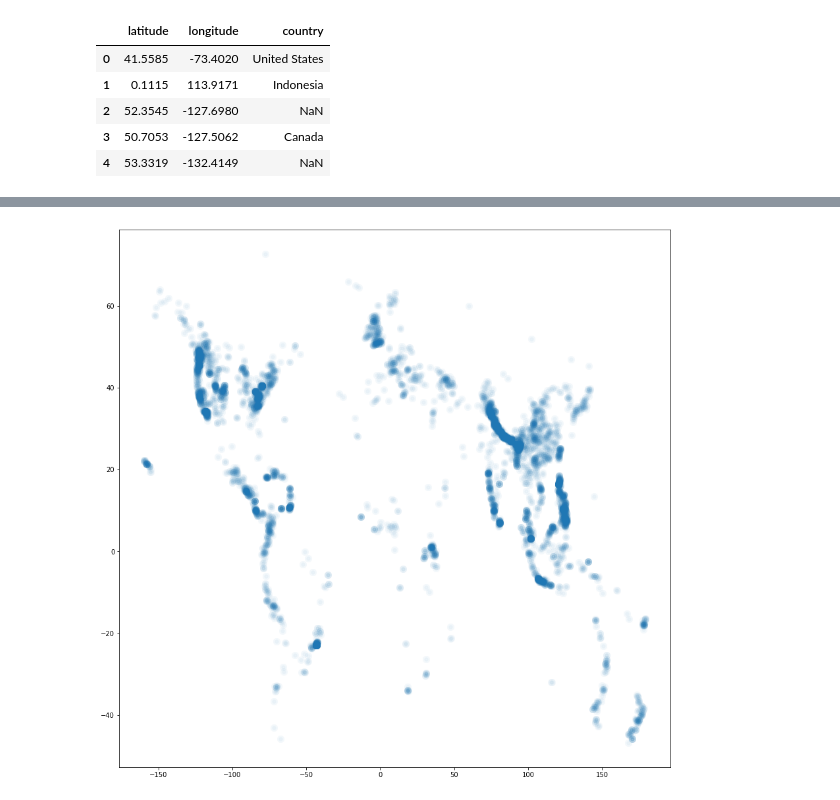
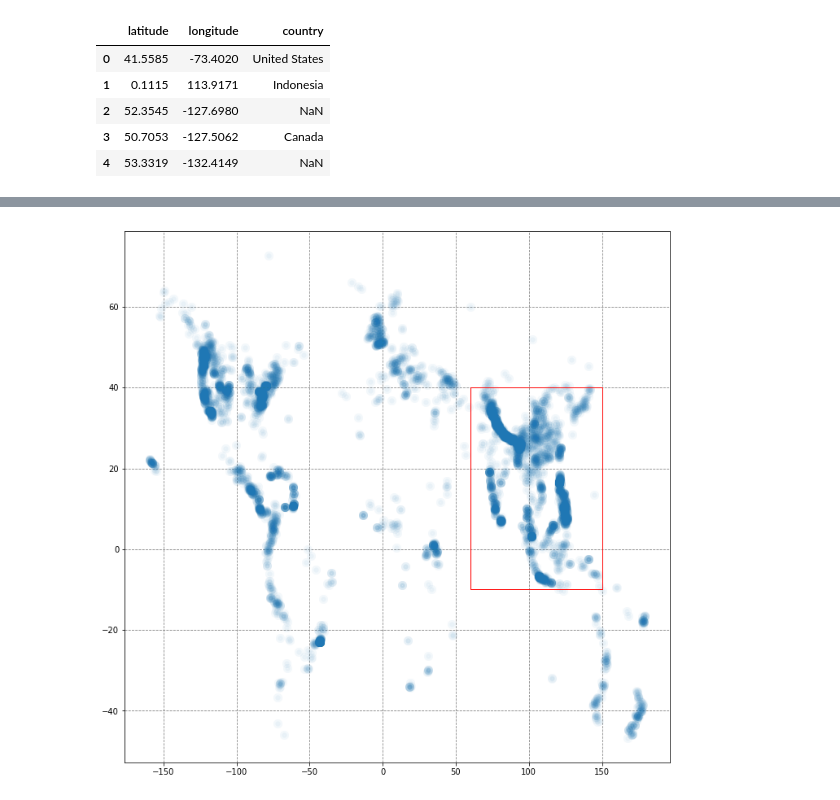
Before and after one commit to Landslide-Analytics-System/GLAS, a Jupyter notebook: data/landslide_catalog/experiments.ipynb, the cells around one changed output, grey strips where cells are left out. Cells and saved outputs as stored; diff of their text form; code cells hidden in the pictures.

```diff
--- a/data/landslide_catalog/experiments.ipynb
+++ b/data/landslide_catalog/experiments.ipynb
@@ -33,7 +33,18 @@ Zambia               1
 Name: country, Length: 139, dtype: int64
-# %%
-plt.figure(figsize=(15, 15))
-plt.scatter(x=landslides["longitude"], y = landslides['latitude'], alpha=0.05, linewidths=5)
-plt.show()
-# %% [output]
-[figure, removed]
+# %%
+from matplotlib.patches import Rectangle
+
+plt.figure(figsize=(12, 12))
+plt.scatter(x=landslides["longitude"], y = landslides['latitude'], alpha=0.05, linewidths=5)
+
+ax = plt.gca()
+rect = Rectangle((60,-10),90,50,linewidth=1,edgecolor='r',facecolor='none')
+ax.add_patch(rect)
+
+ax.set_axisbelow(True)
+ax.yaxis.grid(color='gray', linestyle='dashed')
+ax.xaxis.grid(color='gray', linestyle='dashed')
+
+plt.show()
+# %% [output]
+[figure, added]
```
Also changed, not shown: parts of 2 cells of this notebook, 5 other files.
